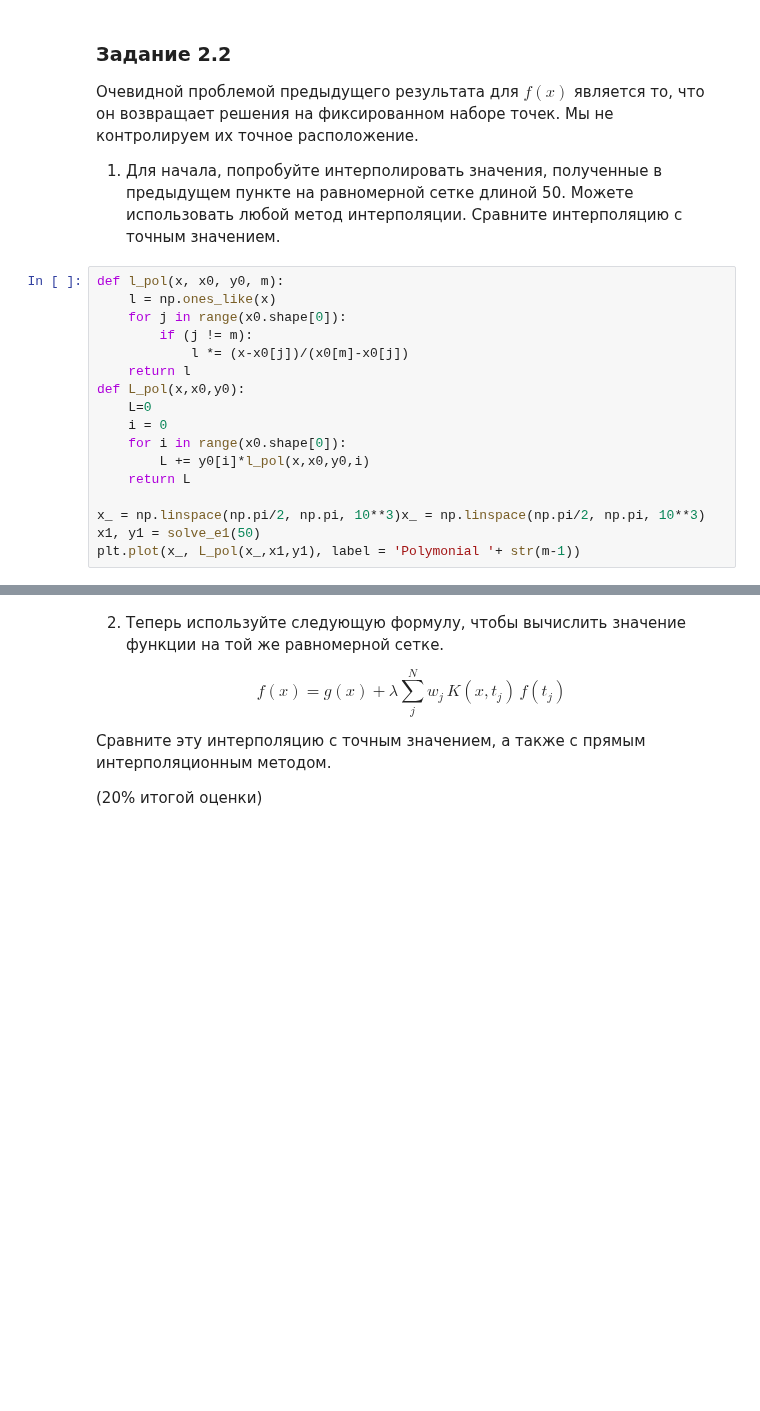
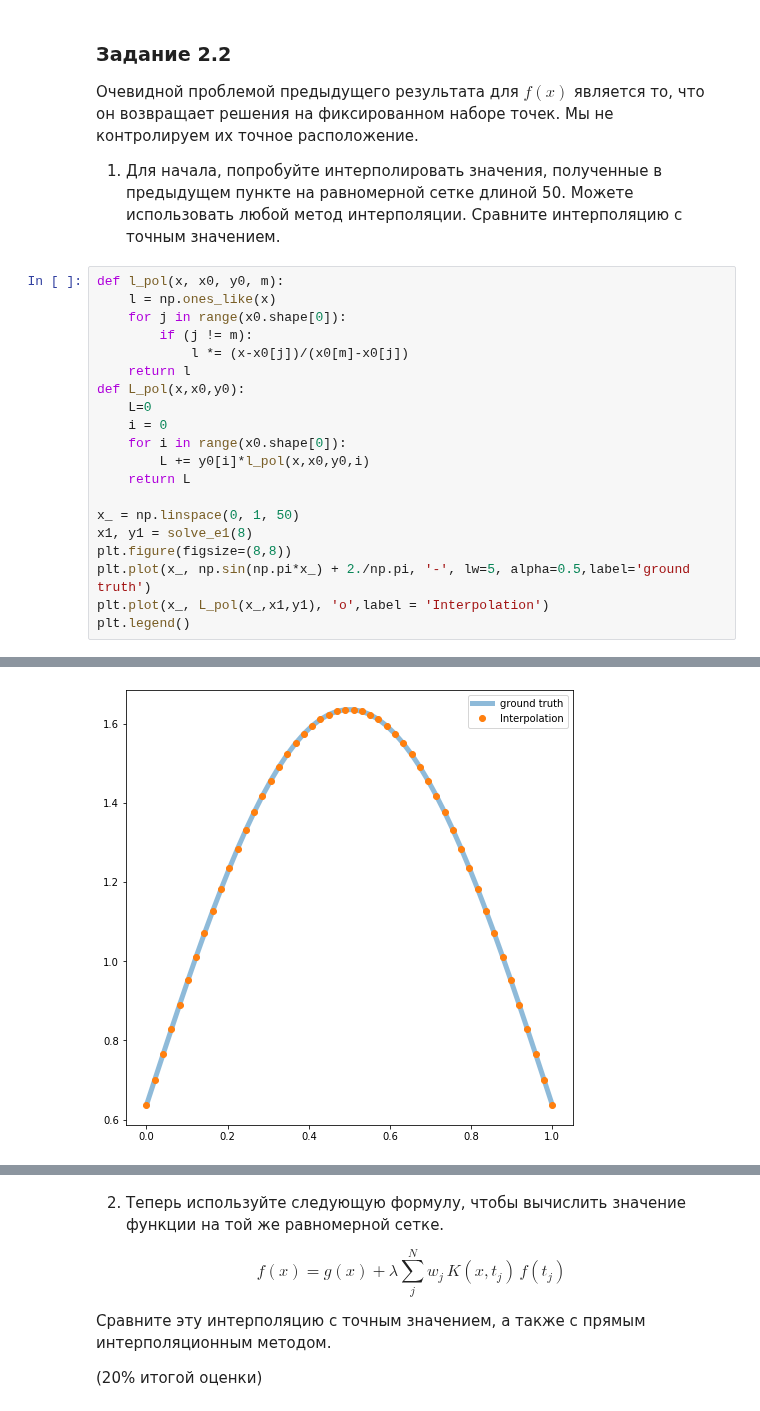
Before and after one commit to ev-br/CP2020, a Jupyter notebook: week_8_Advanced_Integrals.ipynb, the cells around one changed output, grey strips where cells are left out. Saved outputs shown, nothing was run; the diff lists cells and outputs as text; blank space fills up the shorter version.

```diff
--- a/week_8_Advanced_Integrals.ipynb
+++ b/week_8_Advanced_Integrals.ipynb
@@ -269,7 +269,10 @@ def L_pol(x,x0,y0):
         L += y0[i]*l_pol(x,x0,y0,i)
     return L
 
-x_ = np.linspace(np.pi/2, np.pi, 10**3)x_ = np.linspace(np.pi/2, np.pi, 10**3)
-x1, y1 = solve_e1(50)
-plt.plot(x_, L_pol(x_,x1,y1), label = 'Polymonial '+ str(m-1))
+x_ = np.linspace(0, 1, 50)
+x1, y1 = solve_e1(8)
+plt.figure(figsize=(8,8))
+plt.plot(x_, np.sin(np.pi*x_) + 2./np.pi, '-', lw=5, alpha=0.5,label='ground truth')
+plt.plot(x_, L_pol(x_,x1,y1), 'o',label = 'Interpolation')
+plt.legend()
 # %% [output]
@@ -276,0 +280 @@ SyntaxError: invalid syntax (<ipython-input-34-f2bd8ce43e46>, line 14)
+[figure, added]
```
Also changed, not shown: parts of 7 cells of this notebook.
